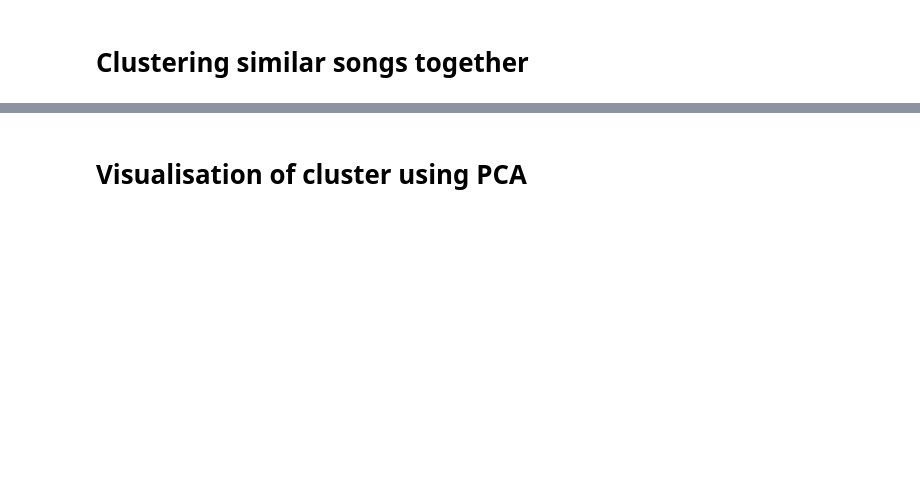
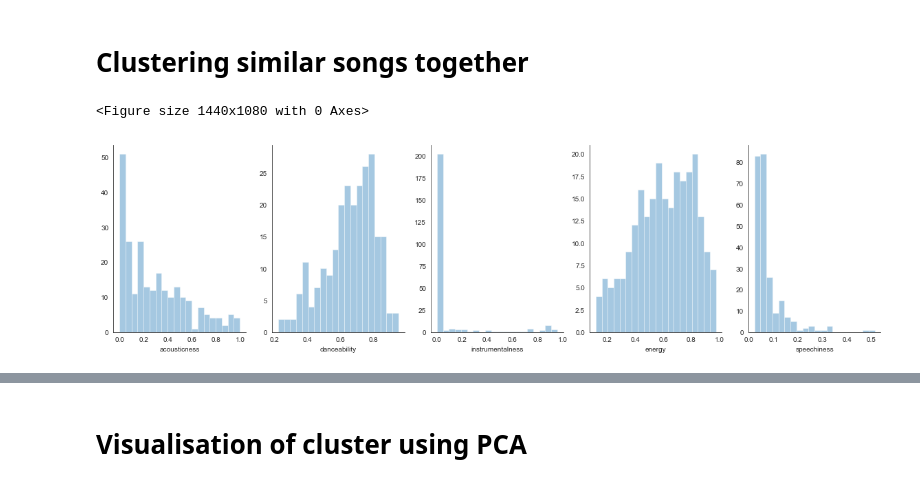
Before and after one commit to jkwd/spotify, a Jupyter notebook: Code/Favourite songs EDA.ipynb, the cells around one changed output, grey strips where cells are left out. Cells and saved outputs as stored; diff of their text form; code cells hidden in the pictures; blank space fills up the shorter version.

```diff
--- a/Code/Favourite songs EDA.ipynb
+++ b/Code/Favourite songs EDA.ipynb
@@ -134 +143,14 @@ X = np.array(df_cluster)
+# %%
+plt.figure(figsize=(20,15))
+
+sns.set_style('white')
+fig, axes = plt.subplots(1,5, figsize=(20,5))
+for i, feature in enumerate(cluster_features):
+    sns.distplot(df_cluster[feature], ax=axes[i], bins=20, kde=False)
+
+sns.despine()
+plt.show()
+# %% [output]
+<Figure size 1440x1080 with 0 Axes>
+[figure, added]
 # %%
```
Also changed, not shown: parts of 18 cells of this notebook.
